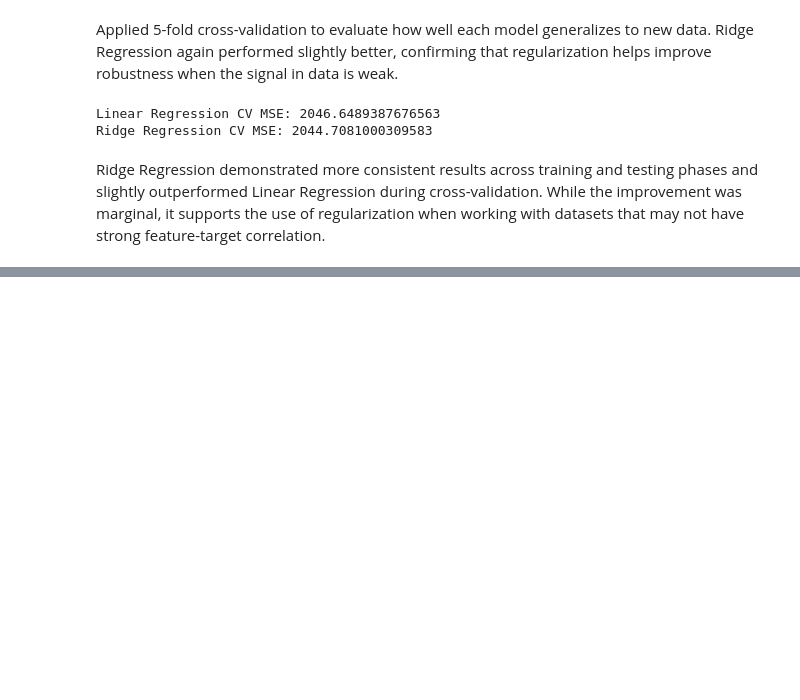
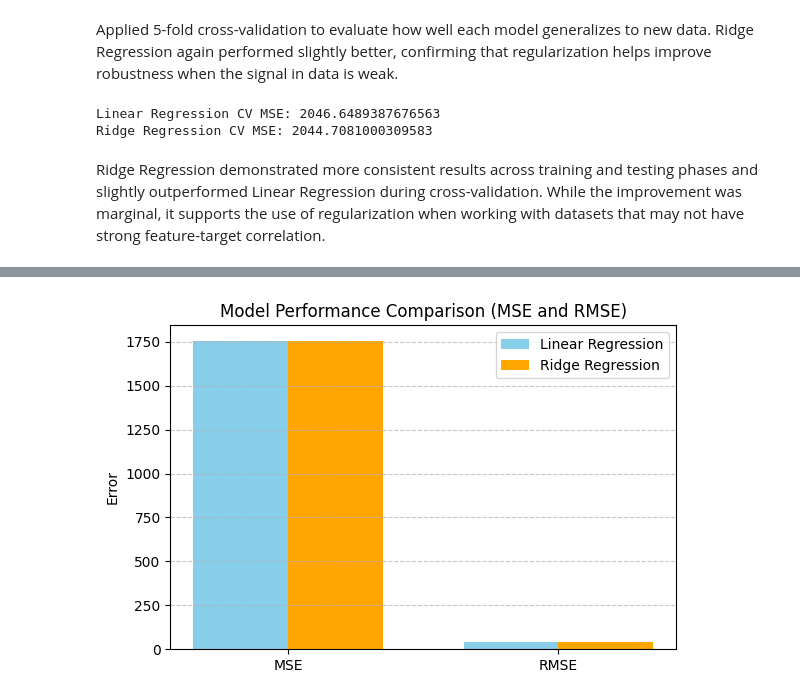
Before and after one commit to sriharigunji123/MSCS_634_ProjectDeliverable_2, a Jupyter notebook: deliverable2.ipynb, the cells around one changed output, grey strips where cells are left out. Drawn from its saved outputs; the diff is of its cells as text; code cells hidden in the pictures; blank space fills up the shorter version.

```diff
--- a/deliverable2.ipynb
+++ b/deliverable2.ipynb
@@ -119,0 +128,24 @@ Ridge Regression demonstrated more consistent results across training and testin
+# %%
+import numpy as np
+
+# Prepare metric values
+metrics = ['MSE', 'RMSE']
+lr_metrics = [mse_lr, rmse_lr]
+ridge_metrics = [mse_ridge, rmse_ridge]
+
+# Create bar chart
+x = np.arange(len(metrics))
+width = 0.35
+
+plt.figure(figsize=(6,4))
+plt.bar(x - width/2, lr_metrics, width, label='Linear Regression', color='skyblue')
+plt.bar(x + width/2, ridge_metrics, width, label='Ridge Regression', color='orange')
+plt.ylabel('Error')
+plt.title('Model Performance Comparison (MSE and RMSE)')
+plt.xticks(x, metrics)
+plt.legend()
+plt.grid(axis='y', linestyle='--', alpha=0.7)
+plt.tight_layout()
+plt.show()
+# %% [output]
+[figure, added]
```
Also changed, not shown: parts of 4 cells of this notebook.
